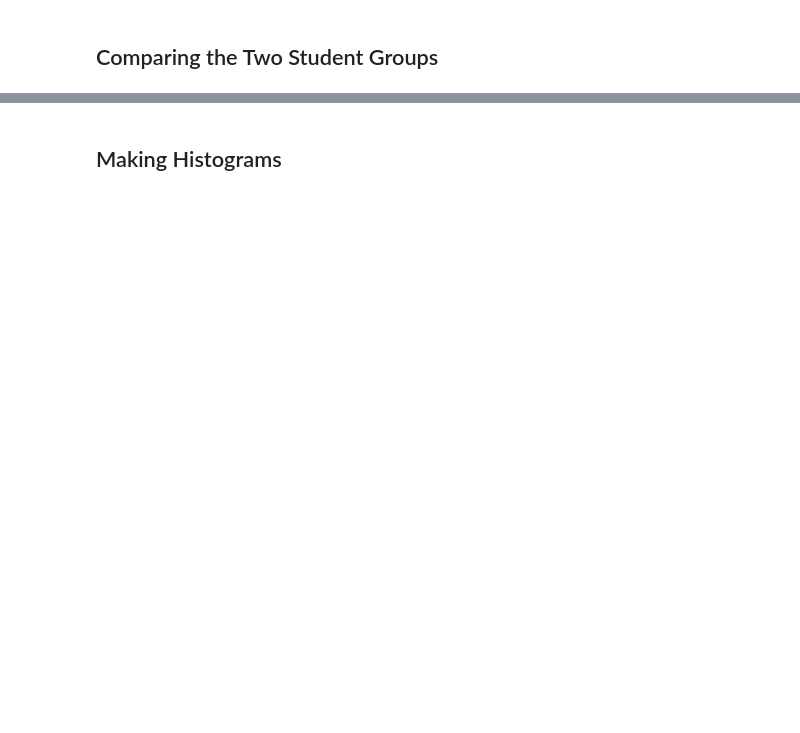
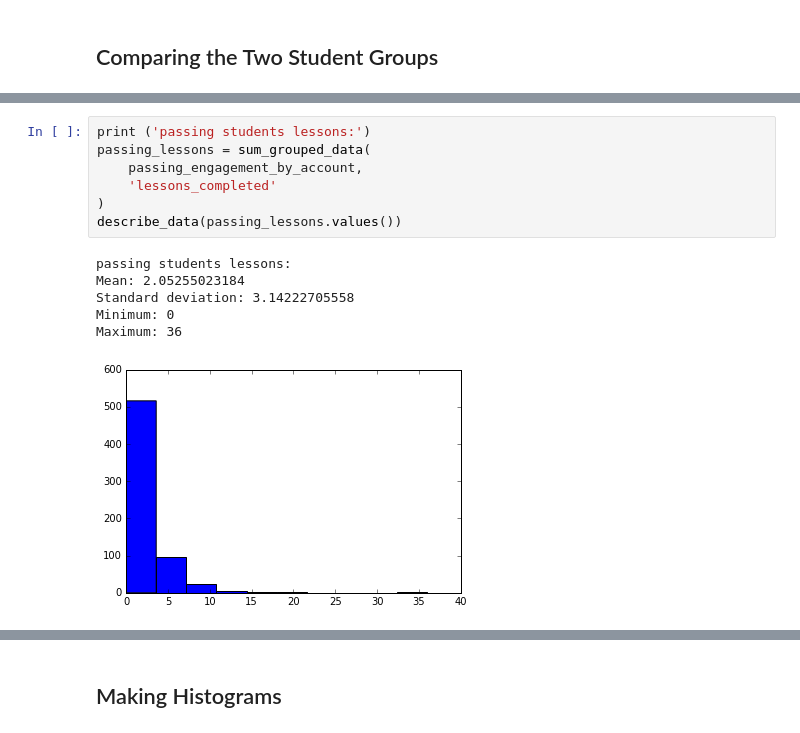
Before and after one commit to cranb3rry/dtnl, a Jupyter notebook: L1_Starter_Code.ipynb, the cells around one changed output, grey strips where cells are left out. Drawn from its saved outputs; the diff is of its cells as text; blank space fills up the shorter version.

```diff
--- a/L1_Starter_Code.ipynb
+++ b/L1_Starter_Code.ipynb
@@ -500,0 +596,14 @@ SyntaxError: invalid syntax (<ipython-input-24-8e3a81c66922>, line 12)
+# %%
+print ('passing students lessons:')
+passing_lessons = sum_grouped_data(
+    passing_engagement_by_account,
+    'lessons_completed'
+)
+describe_data(passing_lessons.values())
+# %% [output]
+passing students lessons:
+Mean: 2.05255023184
+Standard deviation: 3.14222705558
+Minimum: 0
+Maximum: 36
+[figure, added]
```
Also changed, not shown: parts of 14 cells of this notebook.
